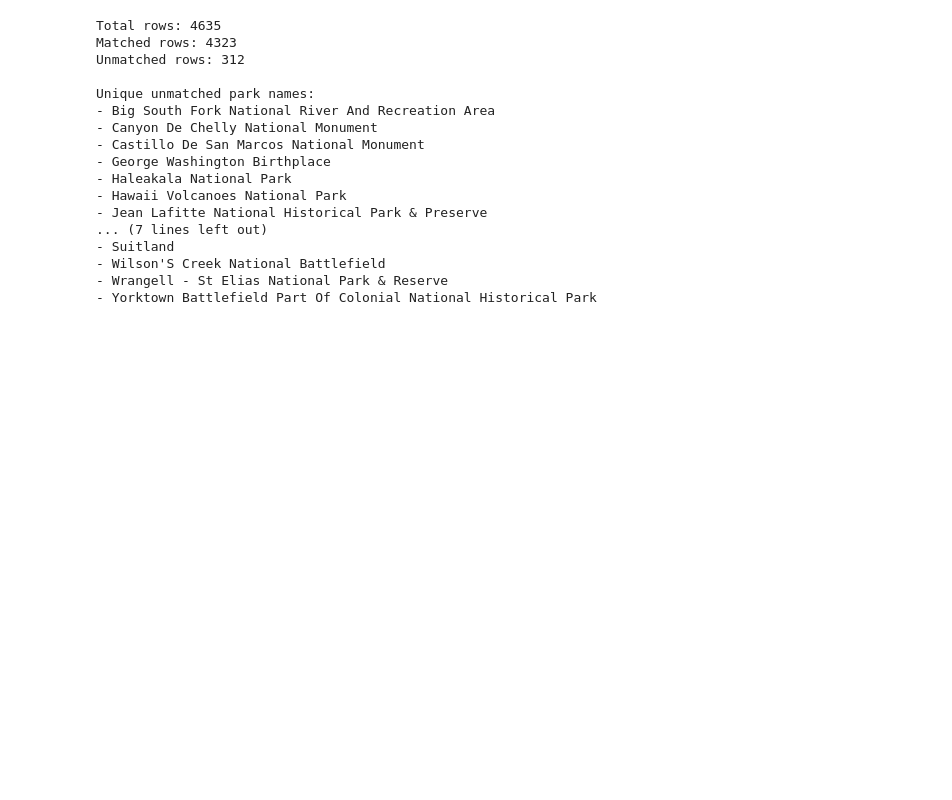
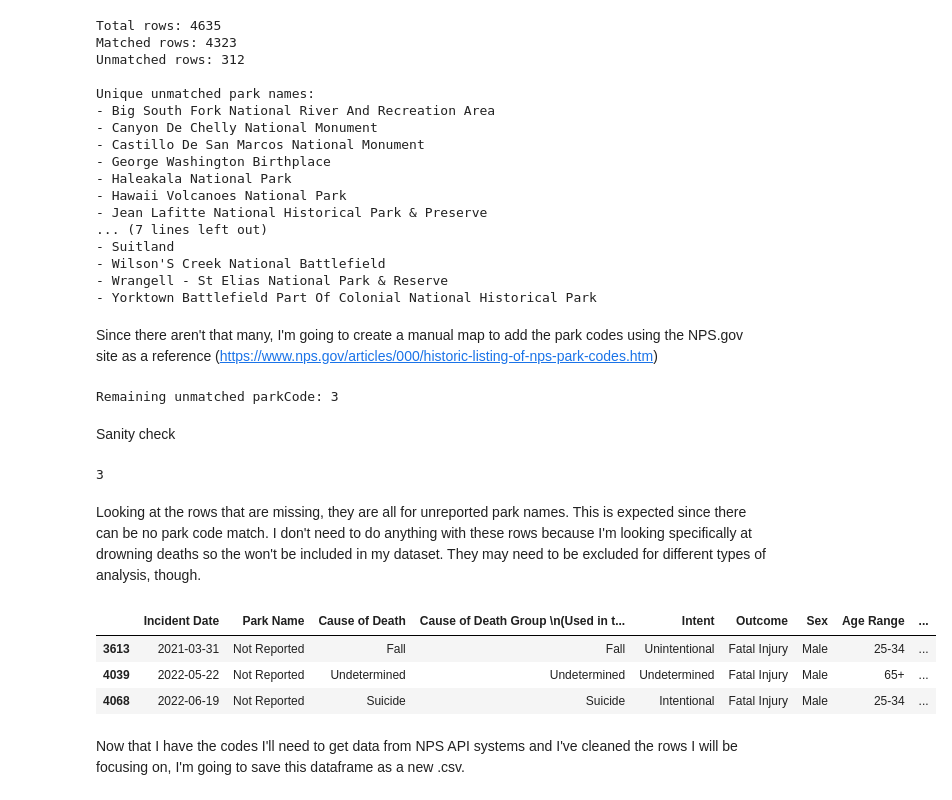
Before and after one commit to jeccalong/NPS_mini_project, a Jupyter notebook: Notebooks/NPS_mini_project.ipynb, the cells around one changed output. Saved outputs shown, nothing was run; the diff lists cells and outputs as text; code cells hidden in the pictures; blank space fills up the shorter version.

```diff
--- a/Notebooks/NPS_mini_project.ipynb
+++ b/Notebooks/NPS_mini_project.ipynb
@@ -555,3 +555,58 @@ Unique unmatched park names:
 - Wilson'S Creek National Battlefield
 - Wrangell - St Elias National Park & Reserve
 - Yorktown Battlefield Part Of Colonial National Historical Park
+# %% [markdown]
+Since there aren't that many, I'm going to create a manual map to add the park codes using the NPS.gov site as a reference (https://www.nps.gov/articles/000/historic-listing-of-nps-park-codes.htm)
+# %%
+manual_crosswalk = pd.DataFrame([
+    ("Big South Fork National River And Recreation Area", "Big South Fork National River & Recreation Area", "biso"),
+    ("Canyon De Chelly National Monument",                "Canyon de Chelly National Monument",            "cach"),
+    ("Castillo De San Marcos National Monument",          "Castillo de San Marcos National Monument",      "casa"),
+    ("George Washington Birthplace",                      "George Washington Birthplace National Monument","gewa"),
+    ("Haleakala National Park",                           "Haleakalā National Park",                       "hale"),
+    ("Hawaii Volcanoes National Park",                    "Hawaiʻi Volcanoes National Park",               "havo"),
+    ("Jean Lafitte National Historical Park & Preserve",  "Jean Lafitte National Historical Park and Preserve","jela"),
+    ("Kaloko-Honokohau National Historical Park",         "Kaloko-Honokōhau National Historical Park",     "kaho"),
+    ("National Mall & Memorial Parks",                    "National Mall and Memorial Parks",              "nama"),
+    ("New River Gorge National River",                    "New River Gorge National Park and Preserve",    "neri"),  # redesignated; code remains NERI
+    ("Not Reported",                                      "Not Reported",                                  None),
+    ("President'S Park (White House)",                    "President's Park (White House)",                "whho"),
+    ("Presidio Of San Francisco",                         "Presidio of San Francisco",                     "prsf"),
+    ("Redwood National And State Parks",                  "Redwood National and State Parks",              "redw"),
+    ("Suitland",                                          "Suitland Parkway (under National Capital Parks–East)", "nace"),  # official unit under NACE
+    ("Wilson'S Creek National Battlefield",               "Wilson's Creek National Battlefield",           "wicr"),
+    ("Wrangell - St Elias National Park & Reserve",       "Wrangell–St. Elias National Park & Preserve",   "wrst"),
+    ("Yorktown Battlefield Part Of Colonial National Historical Park", "Yorktown Battlefield, Colonial National Historical Park", "colo"),  # site rolls up under COLO
+], columns=["Park Name", "fullName_manual", "parkCode_manual"])
+
+manual_crosswalk.to_csv("parkname_manual_crosswalk.csv", index=False)
+
+# Build lookups (unique index)
+code_lookup = manual_crosswalk.set_index("Park Name")["parkCode_manual"]
+name_lookup = manual_crosswalk.set_index("Park Name")["fullName_manual"]
+
+# Fill missing values from the crosswalk without merging
+mask_missing_code = df_with_codes["parkCode"].isna() & df_with_codes["Park Name"].notna()
+df_with_codes.loc[mask_missing_code, "parkCode"] = df_with_codes.loc[mask_missing_code, "Park Name"].map(code_lookup)
+
+print("Remaining unmatched:", int(df_with_codes["parkCode"].isna().sum()))
+# %% [output]
+Remaining unmatched parkCode: 3
+# %% [markdown]
+Sanity check
+# %%
+na_count = df_with_codes["parkCode"].isna().sum()
+print(na_count)
+# %% [output]
+3
+# %% [markdown]
+Looking at the rows that are missing, they are all for unreported park names. This is expected since there can be no park code match. I don't need to do anything with these rows because I'm looking specifically at drowning deaths so the won't be included in my dataset. They may need to be excluded for different types of analysis, though.
+# %%
+df_with_codes.loc[mask_missing_code].head()
+# %% [output]
+|  | Incident Date | Park Name | Cause of Death | Cause of Death Group \n(Used in t... | Intent | Outcome | Sex | Age Range | ... |
+| 3613 | 2021-03-31 | Not Reported | Fall | Fall | Unintentional | Fatal Injury | Male | 25-34 | ... |
+| 4039 | 2022-05-22 | Not Reported | Undetermined | Undetermined | Undetermined | Fatal Injury | Male | 65+ | ... |
+| 4068 | 2022-06-19 | Not Reported | Suicide | Suicide | Intentional | Fatal Injury | Male | 25-34 | ... |
+# %% [markdown]
+Now that I have the codes I'll need to get data from NPS API systems and I've cleaned the rows I will be focusing on, I'm going to save this dataframe as a new .csv.
```
Also changed, not shown: parts of 2 cells of this notebook.
